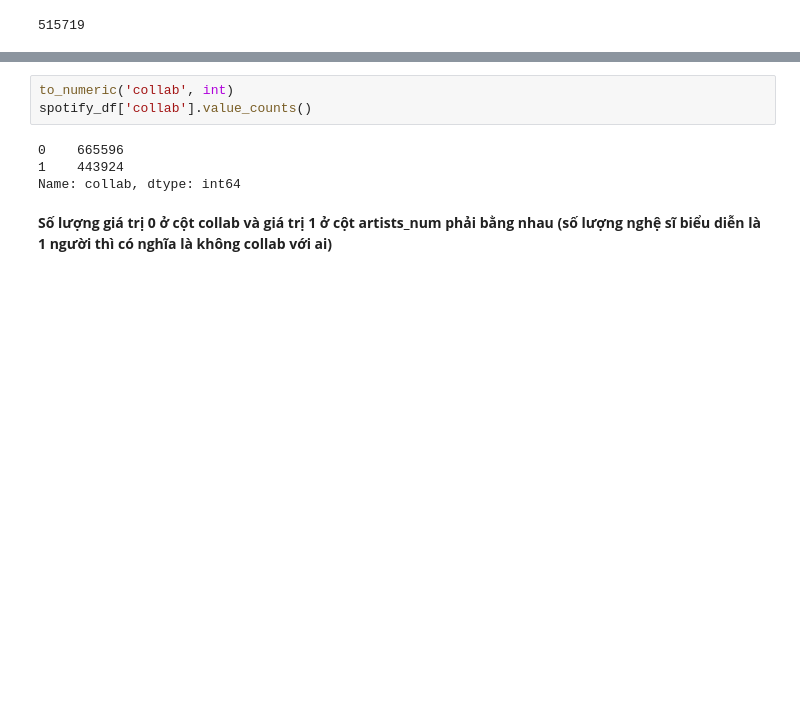
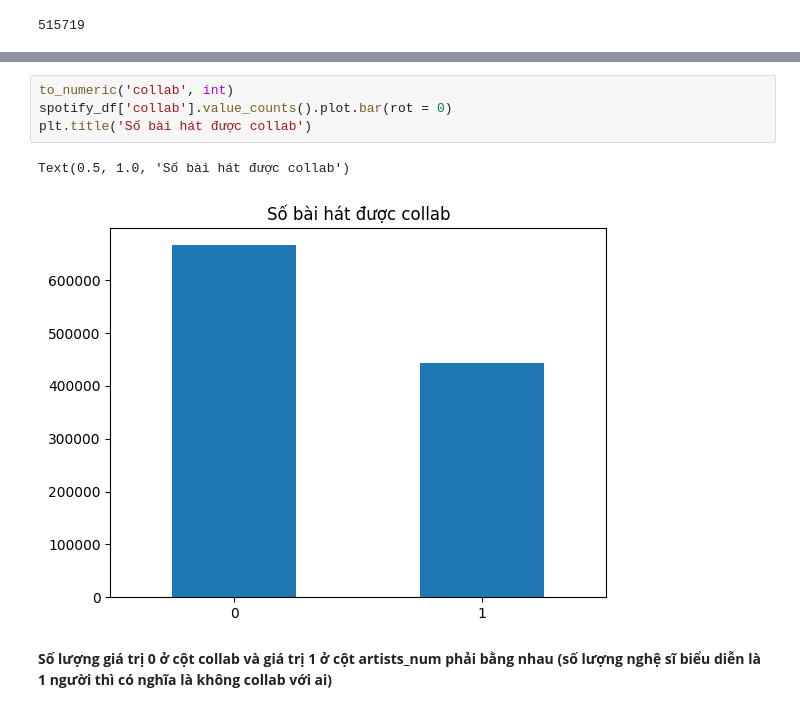
Before and after one commit to Miruku2201/LTKHDL_FinalProject, a Jupyter notebook: EDA.ipynb, the cells around one changed output, grey strips where cells are left out. Saved outputs shown, nothing was run; the diff lists cells and outputs as text; blank space fills up the shorter version.

```diff
--- a/EDA.ipynb
+++ b/EDA.ipynb
@@ -301,10 +336,10 @@ Text(0.5, 1.0, 'Số lượng ca sĩ thể hiện bài hát')
 # %%
 to_numeric('collab', int)
-spotify_df['collab'].value_counts()
+spotify_df['collab'].value_counts().plot.bar(rot = 0)
+plt.title('Số bài hát được collab')
 # %% [output]
-0    665596
-1    443924
-Name: collab, dtype: int64
+Text(0.5, 1.0, 'Số bài hát được collab')
+[figure, added]
 # %% [markdown]
 **Số lượng giá trị 0 ở cột collab và giá trị 1 ở cột artists_num phải bằng nhau (số lượng nghệ sĩ biểu diễn là 1 người thì có nghĩa là không collab với ai)**
 # %%
```
Also changed, not shown: parts of 29 cells of this notebook, 2 other files.
